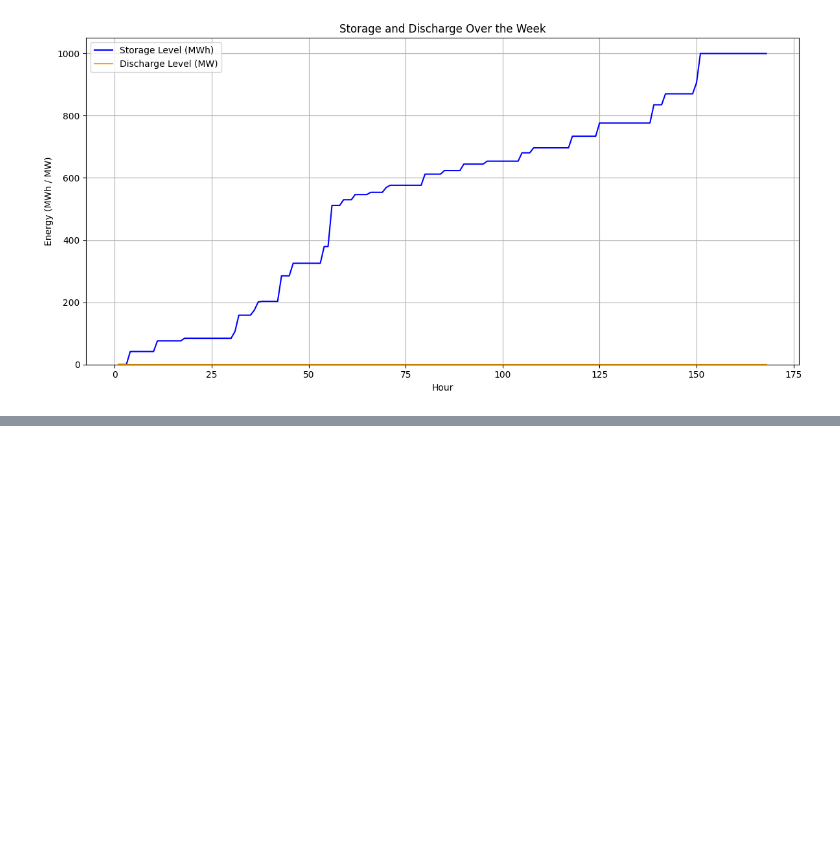
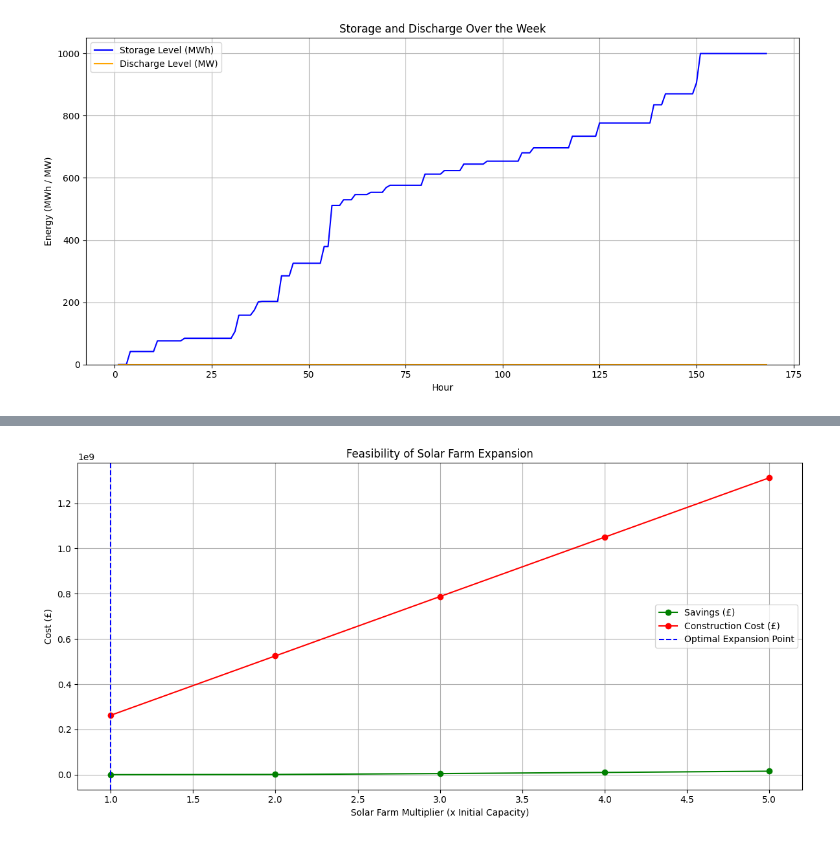
Before and after one commit to sebmcneil/Aurora-Energy, a Jupyter notebook: doubling_solar.ipynb, the cells around one changed output, grey strips where cells are left out. Drawn from its saved outputs; the diff is of its cells as text; code cells hidden in the pictures; blank space fills up the shorter version.

```diff
--- a/doubling_solar.ipynb
+++ b/doubling_solar.ipynb
@@ -290,0 +738,94 @@ plt.show()
+# %%
+import pandas as pd
+import numpy as np
+import matplotlib.pyplot as plt
+
+# INPUT DATA
+node_demands = pd.read_csv("provided_material/hourlydemandbynode.csv", index_col=0)
+hours = node_demands.shape[0]
+total_demand = np.sum(node_demands.values, axis=1)  # Total demand for each hour
+
+# Initial generator capacities
+initial_solar_capacity = 350  # MW
+wind_capacity = 350  # MW
+gen_capacities = [wind_capacity, initial_solar_capacity]
+
+# Marginal cost of coal/gas generation (approximation)
+fossil_fuel_marginal_cost = 216  # £/MWh
+
+# Solar and Wind Availability
+time = np.arange(hours)
+solar_availability = 0.5 * (1 + np.sin(2 * np.pi * time / 24 - np.pi / 2))
+solar_availability = np.clip(solar_availability, 0, 1)
+
+np.random.seed(42)
+shape, scale = 2.3, 9.5
+wind_availability = np.random.weibull(shape, hours) * scale
+max_possible_speed = scale * 1.5
+wind_availability = np.clip(wind_availability / max_possible_speed, 0.4, 1.0)
+
+# Expansion levels
+expansion_levels = range(1, 6)  # Doubling, tripling, etc., up to 5x initial capacity
+construction_cost_per_mw = 750_000  # £750,000 per MW
+savings = []
+construction_costs = []
+
+for multiplier in expansion_levels:
+    # Updated solar capacity
+    solar_capacity = initial_solar_capacity * multiplier
+    gen_capacities[1] = solar_capacity
+
+    # Renewable generation
+    wind_generation = wind_capacity * wind_availability
+    solar_generation = solar_capacity * solar_availability
+    total_renewable_generation = wind_generation + solar_generation
+
+    # Surplus energy
+    surplus_energy = np.maximum(total_renewable_generation - total_demand, 0)  # Surplus in MW
+    total_surplus_energy_mwh = np.sum(surplus_energy)  # Convert to MWh for the week
+
+    # Debug surplus calculation
+    print(f"Multiplier: {multiplier}")
+    print(f"Total Renewable Generation: {np.sum(total_renewable_generation):.2f} MW")
+    print(f"Total Demand: {np.sum(total_demand):.2f} MW")
+    print(f"Surplus Energy (MWh): {total_surplus_energy_mwh:.2f}")
+
+    # Savings from surplus energy
+    surplus_savings = total_surplus_energy_mwh * fossil_fuel_marginal_cost
+    savings.append(surplus_savings)
+
+    # Construction cost for the solar farm
+    solar_construction_cost = solar_capacity * construction_cost_per_mw
+    construction_costs.append(solar_construction_cost)
+
+# Plot Savings vs. Costs
+plt.figure(figsize=(12, 6))
+plt.plot(expansion_levels, savings, label="Savings (£)", marker="o", color="green")
+plt.plot(expansion_levels, construction_costs, label="Construction Cost (£)", marker="o", color="red")
+plt.axvline(
+    x=expansion_levels[np.argmax(np.array(savings) >= np.array(construction_costs))],
+    color="blue",
+    linestyle="--",
+    label="Optimal Expansion Point",
+)
+plt.xlabel("Solar Farm Multiplier (x Initial Capacity)")
+plt.ylabel("Cost (£)")
+plt.title("Feasibility of Solar Farm Expansion")
+plt.legend()
+plt.grid(True)
+plt.tight_layout()
+plt.show()
+
+import matplotlib.pyplot as plt
+
+# Plot Savings Only
+plt.figure(figsize=(12, 6))
+plt.plot(expansion_levels, savings, label="Savings (£)", marker="o", color="green")
+plt.xlabel("Solar Farm Multiplier (x Initial Capacity)")
+plt.ylabel("Savings (£)")
+plt.title("Savings from Solar Farm Expansion")
+plt.legend()
+plt.grid(True)
+plt.tight_layout()
+plt.show()
+# %% [output]
@@ -290,0 +852 @@ plt.show()
+[figure, added]
```
Also changed, not shown: parts of 10 cells of this notebook.
